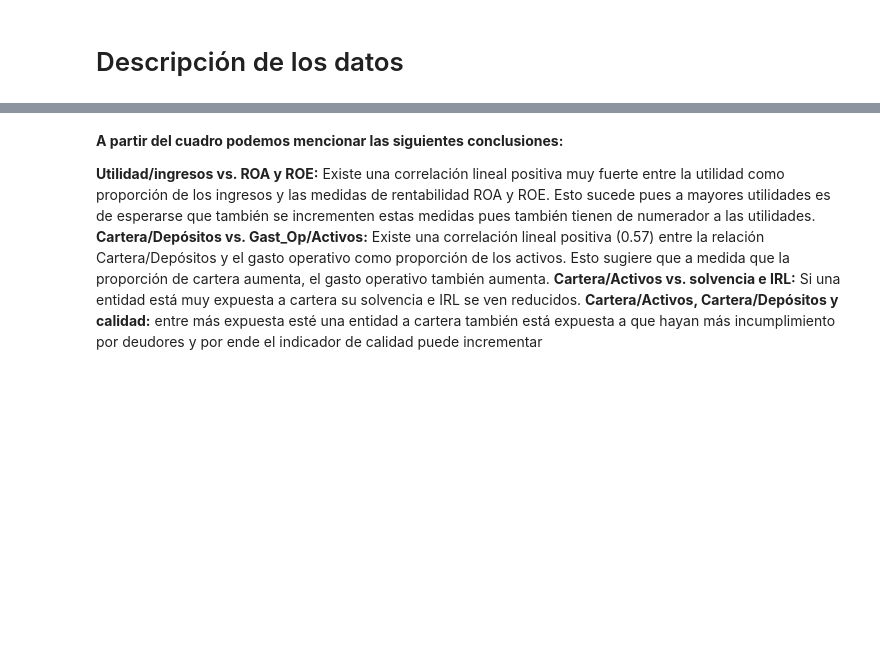
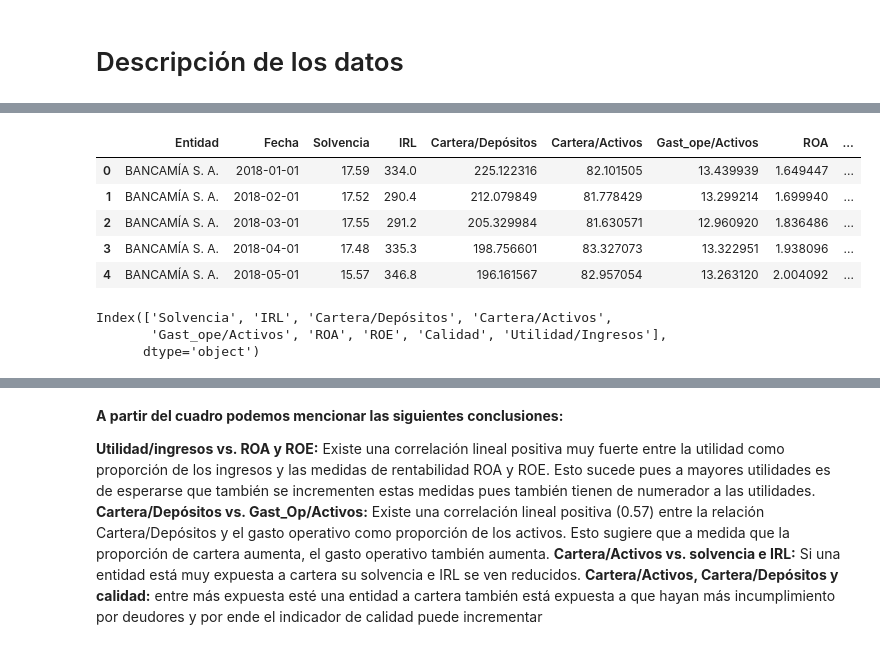
Before and after one commit to rmlopezgit/prec, a Jupyter notebook: Code/prec.ipynb, the cells around one changed output, grey strips where cells are left out. Cells and saved outputs as stored; diff of their text form; code cells hidden in the pictures; blank space fills up the shorter version.

```diff
--- a/Code/prec.ipynb
+++ b/Code/prec.ipynb
@@ -24,7 +25,20 @@ datos.shape
+# %%
+datos.head(5)
+# %% [output]
+|  | Entidad | Fecha | Solvencia | IRL | Cartera/Depósitos | Cartera/Activos | Gast_ope/Activos | ROA | ... |
+| 0 | BANCAMÍA S. A. | 2018-01-01 | 17.59 | 334.0 | 225.122316 | 82.101505 | 13.439939 | 1.649447 | ... |
+| 1 | BANCAMÍA S. A. | 2018-02-01 | 17.52 | 290.4 | 212.079849 | 81.778429 | 13.299214 | 1.699940 | ... |
+| 2 | BANCAMÍA S. A. | 2018-03-01 | 17.55 | 291.2 | 205.329984 | 81.630571 | 12.960920 | 1.836486 | ... |
+| 3 | BANCAMÍA S. A. | 2018-04-01 | 17.48 | 335.3 | 198.756601 | 83.327073 | 13.322951 | 1.938096 | ... |
+| 4 | BANCAMÍA S. A. | 2018-05-01 | 15.57 | 346.8 | 196.161567 | 82.957054 | 13.263120 | 2.004092 | ... |
 # %%
 AtributosNumericos = datos.columns
-AtributosNumericos = AtributosNumericos[1:]
+AtributosNumericos = AtributosNumericos[2:]
 print(AtributosNumericos)
+# %% [output]
+Index(['Solvencia', 'IRL', 'Cartera/Depósitos', 'Cartera/Activos',
+       'Gast_ope/Activos', 'ROA', 'ROE', 'Calidad', 'Utilidad/Ingresos'],
+      dtype='object')
 # %%
 Estadisticas = pd.DataFrame(datos)
 print(Estadisticas.describe())
```
Also changed, not shown: parts of 12 cells of this notebook, 1 other file.
